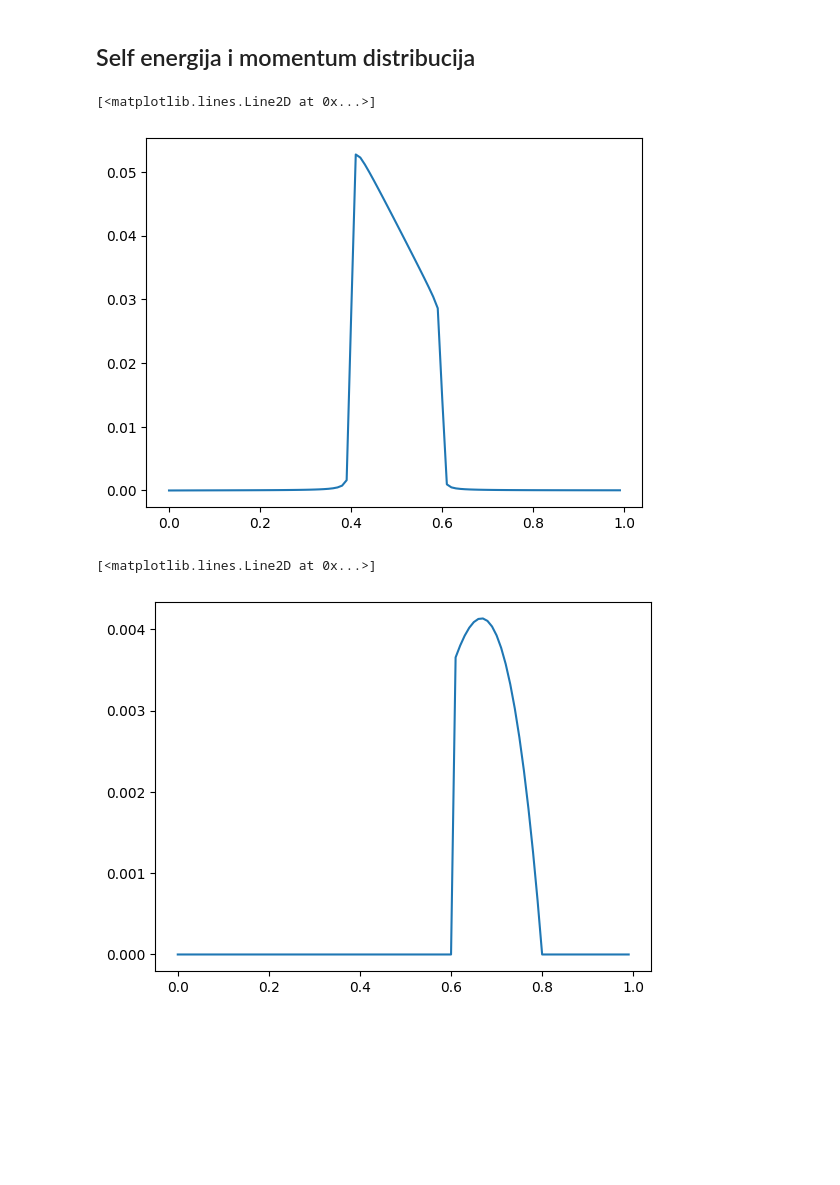
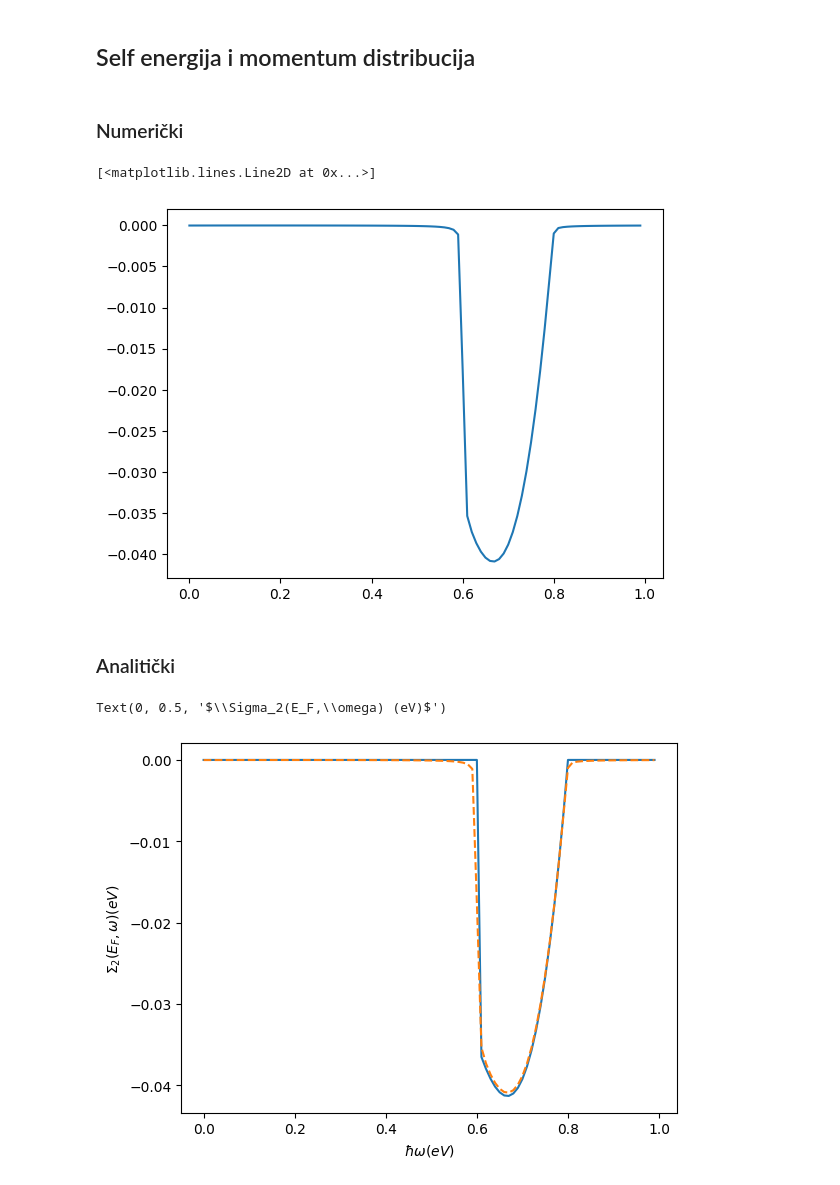
Before and after one commit to ppapac/24112024_memfn, a Jupyter notebook: MemoryDirac3D_usingTQ_020626_cutoff_cpl.ipynb, the cells around one changed output. Cells and saved outputs as stored; diff of their text form; code cells hidden in the pictures; blank space fills up the shorter version.

Commit message:
170926-w add spectral fn and plot

```diff
--- a/MemoryDirac3D_usingTQ_020626_cutoff_cpl.ipynb
+++ b/MemoryDirac3D_usingTQ_020626_cutoff_cpl.ipynb
@@ -28,7 +28,7 @@ kb = 8.6173303 * 10 ** (-5)
 hbar = 6.582119569 * 10 ** (-16)
 pi = np.pi
 
-alpha_op = 0.4
+alpha_op = 4
 alpha_ac = 1
 hbar_w_op = torch.Tensor([0.4]).to("cuda")
 eta_0 = 1 * 10 ** (-3)
@@ -84,8 +84,12 @@ def d_fermi_dirac(E, Ef, T):
 
 def bose_einstein(E, T):
     if T == 0:
-        return 0
-    return torch.where(E > 0, exp(-E / (kb * T)) / (-exp(-E / (kb * T)) + 1), 0)
+        return torch.where(E > 0, 0.0, -1.0)  # n_B(-|E|) -> -1
+    return torch.where(
+        E > 0,
+        exp(-E / (kb * T)) / (1 - exp(-E / (kb * T))),  # stable for large +E
+        1.0 / (exp(E / (kb * T)) - 1.0),  # = -1 - n_B(|E|), stable for -E
+    )
 
 
 def chemical_potential(T):
@@ -384,6 +388,8 @@ fig.tight_layout()
 [figure]
 # %% [markdown]
 ## Self energija i momentum distribucija
+# %% [markdown]
+### Numerički
 # %%
 def selfen_integral(K, hbar_w, hbar_w_ph, u, T, eta, K_c):
 
@@ -401,7 +407,7 @@ def selfen_integral(K, hbar_w, hbar_w_ph, u, T, eta, K_c):
                 s * bose_einstein(s * hbar_w_ph, T) + s * fermi_dirac(eps(Q), u, T)
             ) / (hbar_w + s * hbar_w_ph - eps(Q) + eta * 1j)
         return (
-            1
+            Q**2
             / (2 * pi) ** 3
             * (2 * pi)
             * sum
@@ -415,10 +421,10 @@ def selfen_integral(K, hbar_w, hbar_w_ph, u, T, eta, K_c):
             Q[:, 1],
         ).imag
 
-    integral_k_k_ = tp.integrate(
+    integral_k_k_ = tp2.integrate(
         integrand,
         dim=2,
-        N=10**7 * 2,
+        N=10**7,
         integration_domain=integration_domain,
     )
 
@@ -430,11 +436,13 @@ self_integral = [
 plt.plot(ws_0.to("cpu"), self_integral)
 # %% [output]
 [<matplotlib.lines.Line2D at 0x...>]
-[figure, old version]
+[figure, new version]
+# %% [markdown]
+### Analitički
 # %%
 def selfen_anal(E, w, e_c, e_w):
     return (
-        (a**3)
+        -(a**3)
         * G_op2
         / 2
         / hbar**3
@@ -442,6 +450,8 @@ def selfen_anal(E, w, e_c, e_w):
         / vf**3
         * (
             torch.where(Ef - w - hbar_w_op > 0, 1, 0)
+            * torch.where(w + hbar_w_op > 0, 1, 0)
+            * torch.where(Ef - w - hbar_w_op > 0, 1, 0)
             * (w + hbar_w_op)
             * (
                 torch.where(e_c - E - w - hbar_w_op > 0, 1, 0) * (w + hbar_w_op)
@@ -452,6 +462,7 @@ def selfen_anal(E, w, e_c, e_w):
             )
             + torch.where(e_w - w + hbar_w_op > 0, 1, 0)
             * torch.where(w - hbar_w_op - Ef > 0, 1, 0)
+            * torch.where(w - hbar_w_op > 0, 1, 0)
             * (w - hbar_w_op)
             * (
                 torch.where(e_c - E - w + hbar_w_op > 0, 1, 0) * (w - hbar_w_op)
@@ -463,7 +474,10 @@ def selfen_anal(E, w, e_c, e_w):
         )
     )
 # %%
-plt.plot(ws_0.cpu(), selfen_anal(Ef, ws_0, eps(K_c), W).cpu())
+plt.plot(ws_0.cpu(), selfen_anal(Ef, ws_0, eps(K_c), W).cpu(), label="Analitički")
+plt.plot(ws_0.to("cpu"), self_integral, label="Numerički", linestyle="--")
+plt.xlabel("$\hbar \omega (eV)$")
+plt.ylabel("$\Sigma_2(E_F,\omega) (eV)$")
 # %% [output]
-[<matplotlib.lines.Line2D at 0x...>]
+Text(0, 0.5, '$\\Sigma_2(E_F,\\omega) (eV)$')
-[figure, old version]
+[figure, new version]
```
Also changed, not shown: parts of 4 cells of this notebook.
